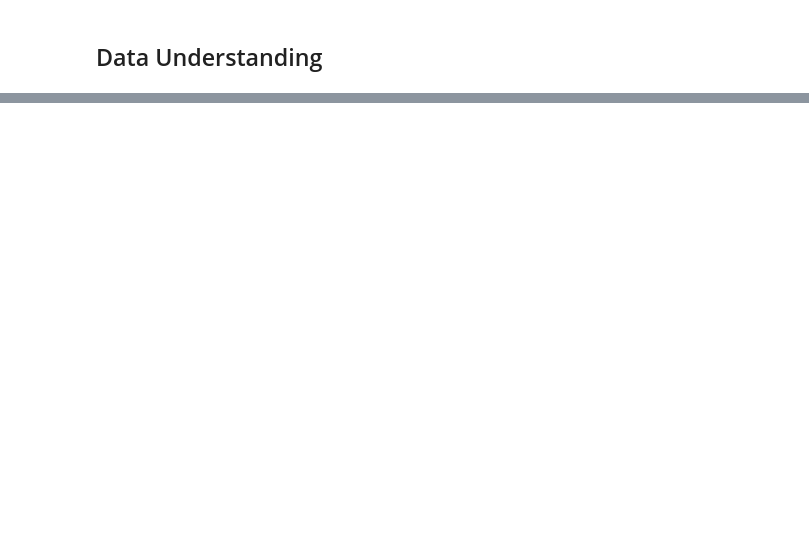
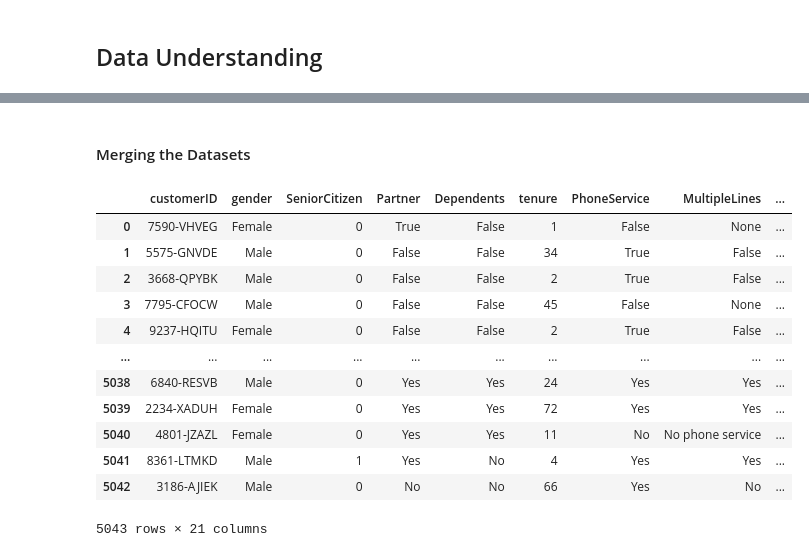
Before and after one commit to Chebet-Mercy/Customer-Churn-ML-Prediction, a Jupyter notebook: notebooks/main.ipynb, the cells around one changed output, grey strips where cells are left out. Drawn from its saved outputs; the diff is of its cells as text; code cells hidden in the pictures; blank space fills up the shorter version.

Commit message:
Load Data Understanding Analysis

```diff
--- a/notebooks/main.ipynb
+++ b/notebooks/main.ipynb
@@ -31,0 +70,21 @@ Alternative Hypothesis (H1): Customer demographics have a significant effect on
+# %%
+# Load environment variables from .env file into a dictionary
+environment_variables = dotenv_values (r'C:\Users\MERCY CHEBET\Desktop\Azubi\Customer-Churn-ML-Prediction\datasets\.env')
+
+# Get the values for the credentials you set in the '.env' file
+server = environment_variables.get('SERVER')
+database = environment_variables.get('DATABASE')
+username = environment_variables.get('USERNAME')
+password = environment_variables.get('PASSWORD')
+
+# Create a connection string
+connection_string = f"DRIVER={{SQL Server}};SERVER={server};DATABASE={database};UID={username};PWD={password};MARS_Connection=yes;MinProtocolVersion=TLSv1.2;"
+# %%
+connection = pyodbc.connect(connection_string)
+# %%
+# Loading the First 3000 dataset
+query = "SELECT * FROM LP2_Telco_churn_first_3000"
+
+data = pd.read_sql(query, connection)
+
+data.head()
@@ -31,0 +128,4 @@ Alternative Hypothesis (H1): Customer demographics have a significant effect on
+# %%
+# Loading the second 2000 data
+df=pd.read_csv('../datasets/LP2_Telco-churn-second-2000.csv')
+df.head()
@@ -31,0 +169,21 @@ Alternative Hypothesis (H1): Customer demographics have a significant effect on
+# %% [markdown]
+#### Merging the Datasets
+# %%
+# Combine DataFrames
+churn_df = pd.concat([data, df], ignore_index=True)
+
+churn_df
+# %% [output]
+|  | customerID | gender | SeniorCitizen | Partner | Dependents | tenure | PhoneService | MultipleLines | ... |
+| 0 | 7590-VHVEG | Female | 0 | True | False | 1 | False | None | ... |
+| 1 | 5575-GNVDE | Male | 0 | False | False | 34 | True | False | ... |
+| 2 | 3668-QPYBK | Male | 0 | False | False | 2 | True | False | ... |
+| 3 | 7795-CFOCW | Male | 0 | False | False | 45 | False | None | ... |
+| 4 | 9237-HQITU | Female | 0 | False | False | 2 | True | False | ... |
+| ... | ... | ... | ... | ... | ... | ... | ... | ... | ... |
+| 5038 | 6840-RESVB | Male | 0 | Yes | Yes | 24 | Yes | Yes | ... |
+| 5039 | 2234-XADUH | Female | 0 | Yes | Yes | 72 | Yes | Yes | ... |
+| 5040 | 4801-JZAZL | Female | 0 | Yes | Yes | 11 | No | No phone service | ... |
+| 5041 | 8361-LTMKD | Male | 1 | Yes | No | 4 | Yes | Yes | ... |
+| 5042 | 3186-AJIEK | Male | 0 | No | No | 66 | Yes | No | ... |
+5043 rows × 21 columns
```
Also changed, not shown: parts of 21 cells of this notebook, 3 other files.
